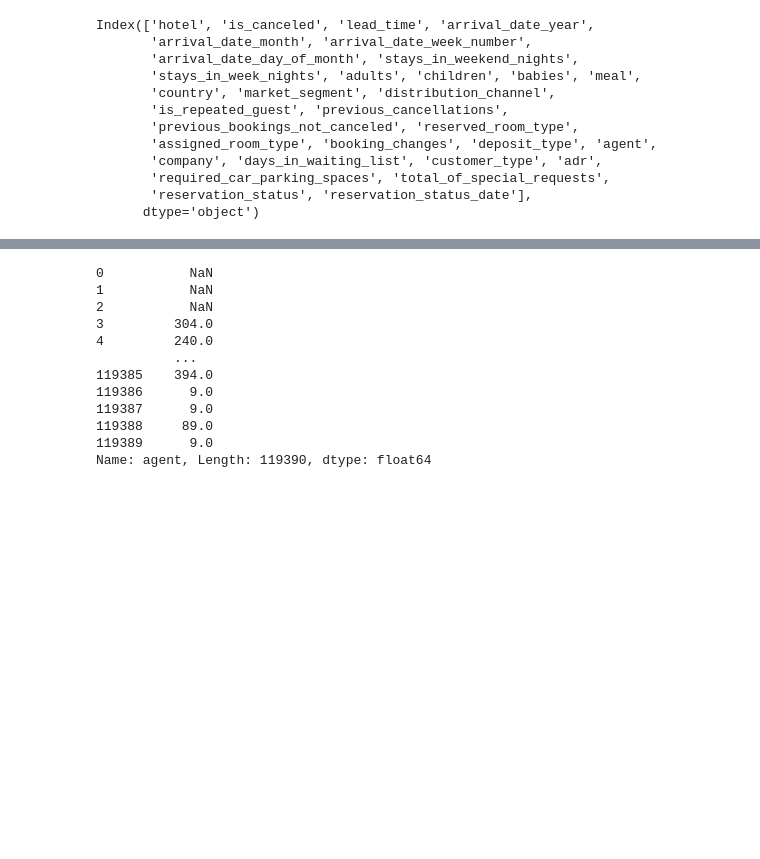
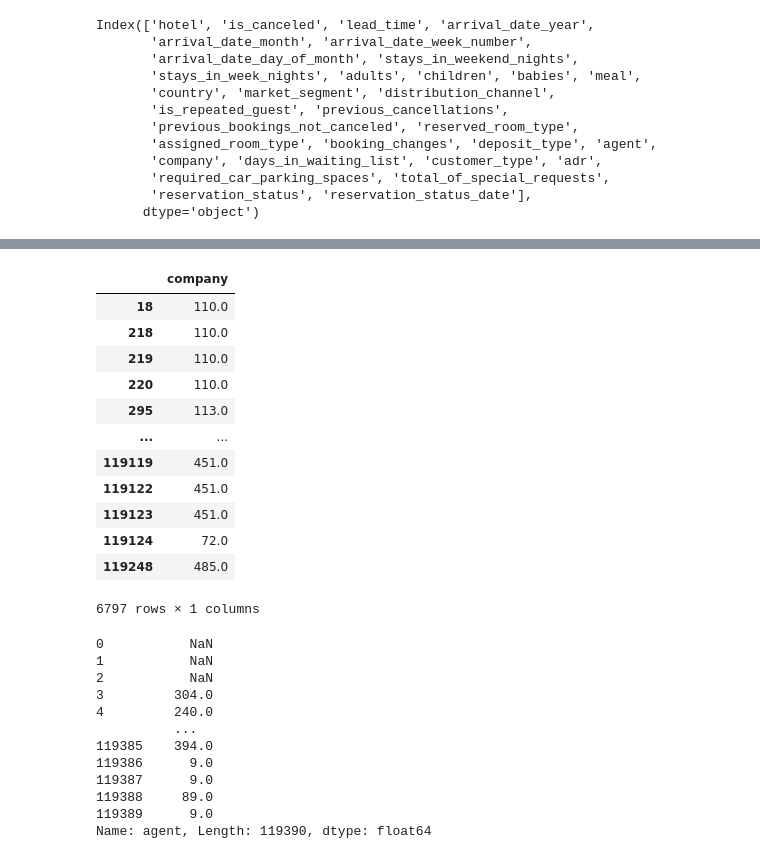
Before and after one commit to Jitesh-333/Capstone_Project, a Jupyter notebook: Hotel_Booking_Analysis_Capstone_Project.ipynb, the cells around one changed output, grey strips where cells are left out. Drawn from its saved outputs; the diff is of its cells as text; code cells hidden in the pictures; blank space fills up the shorter version.

```diff
--- a/Hotel_Booking_Analysis_Capstone_Project.ipynb
+++ b/Hotel_Booking_Analysis_Capstone_Project.ipynb
@@ -104,0 +99,3 @@ Name: company, dtype: float64
+# %%
+df2 = pd.DataFrame(df.loc[:,'company'])
+print(df2)
@@ -105,3 +117,20 @@ Name: company, dtype: float64
+# %%
+df2 = df2.dropna()
+df2
+# %% [output]
+|  | company |
+| 18 | 110.0 |
+| 218 | 110.0 |
+| 219 | 110.0 |
+| 220 | 110.0 |
+| 295 | 113.0 |
+| ... | ... |
+| 119119 | 451.0 |
+| 119122 | 451.0 |
+| 119123 | 451.0 |
+| 119124 | 72.0 |
+| 119248 | 485.0 |
+6797 rows × 1 columns
 # %%
 df.loc[:,'agent']
 # %% [output]
```
Also changed, not shown: parts of 3 cells of this notebook.
